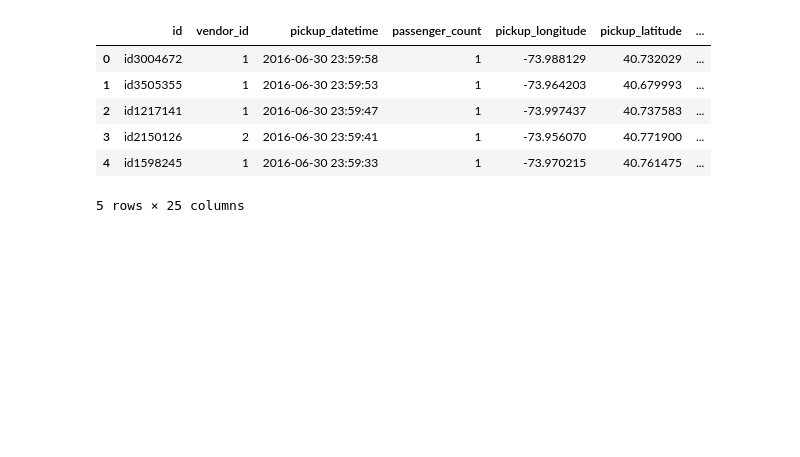
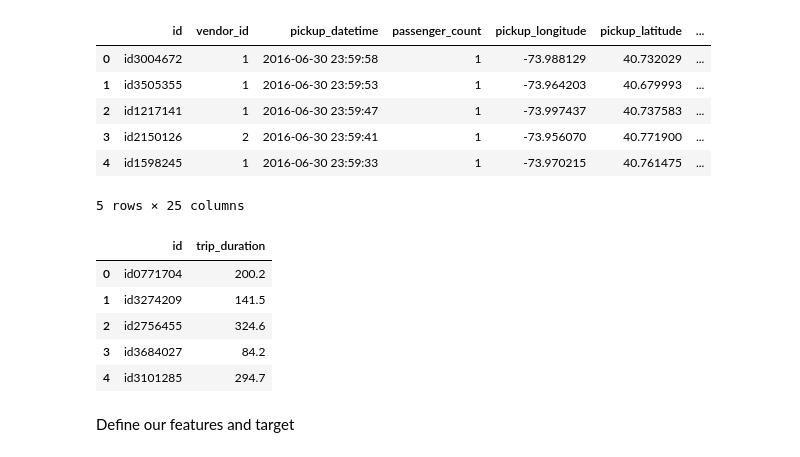
Before and after one commit to dheerajsarwaiya/kaggle, a Jupyter notebook: Taxi Duration Prediction/New York City Taxi Trip Duration.ipynb, the cells around one changed output. Saved outputs shown, nothing was run; the diff lists cells and outputs as text; code cells hidden in the pictures; blank space fills up the shorter version.

```diff
--- a/Taxi Duration Prediction/New York City Taxi Trip Duration.ipynb
+++ b/Taxi Duration Prediction/New York City Taxi Trip Duration.ipynb
@@ -400,0 +446,11 @@ tdf = pd.read_csv('test_data.csv')
+# %%
+benchmark = fastest_test[['id','total_travel_time']]
+benchmark = benchmark.rename(index=str, columns={"total_travel_time": "trip_duration"})
+benchmark.head()
+# %% [output]
+|  | id | trip_duration |
+| 0 | id0771704 | 200.2 |
+| 1 | id3274209 | 141.5 |
+| 2 | id2756455 | 324.6 |
+| 3 | id3684027 | 84.2 |
+| 4 | id3101285 | 294.7 |
@@ -400,0 +461,2 @@ tdf = pd.read_csv('test_data.csv')
+# %% [markdown]
+Define our features and target
```
Also changed, not shown: parts of 57 cells of this notebook, 1 other file.
